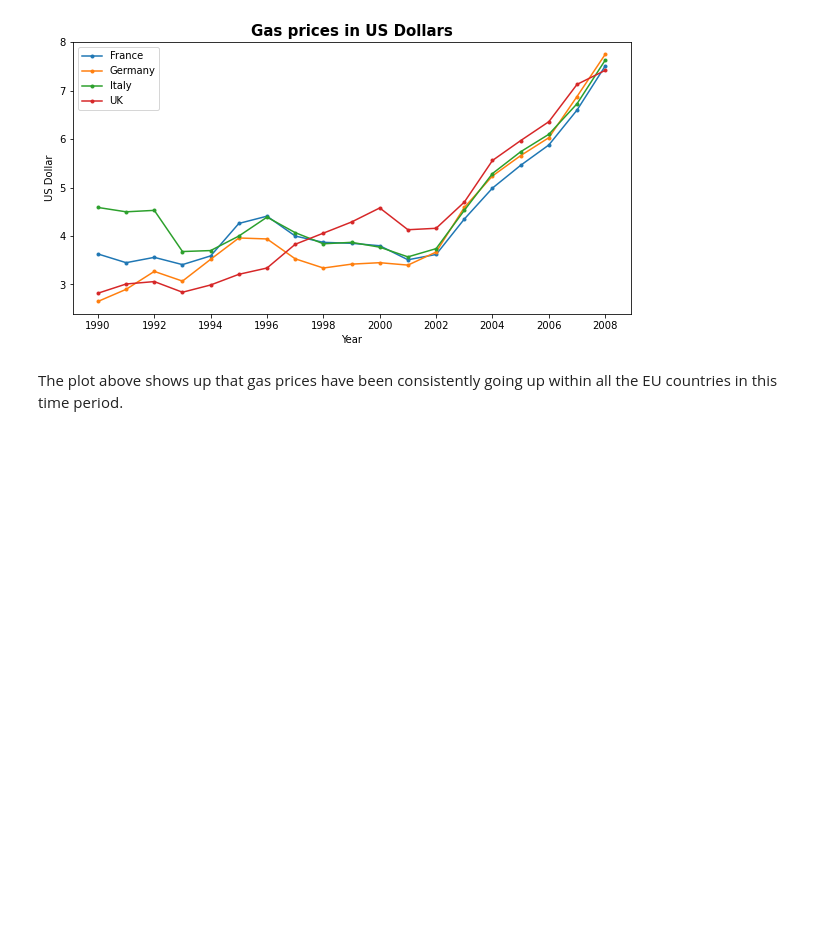
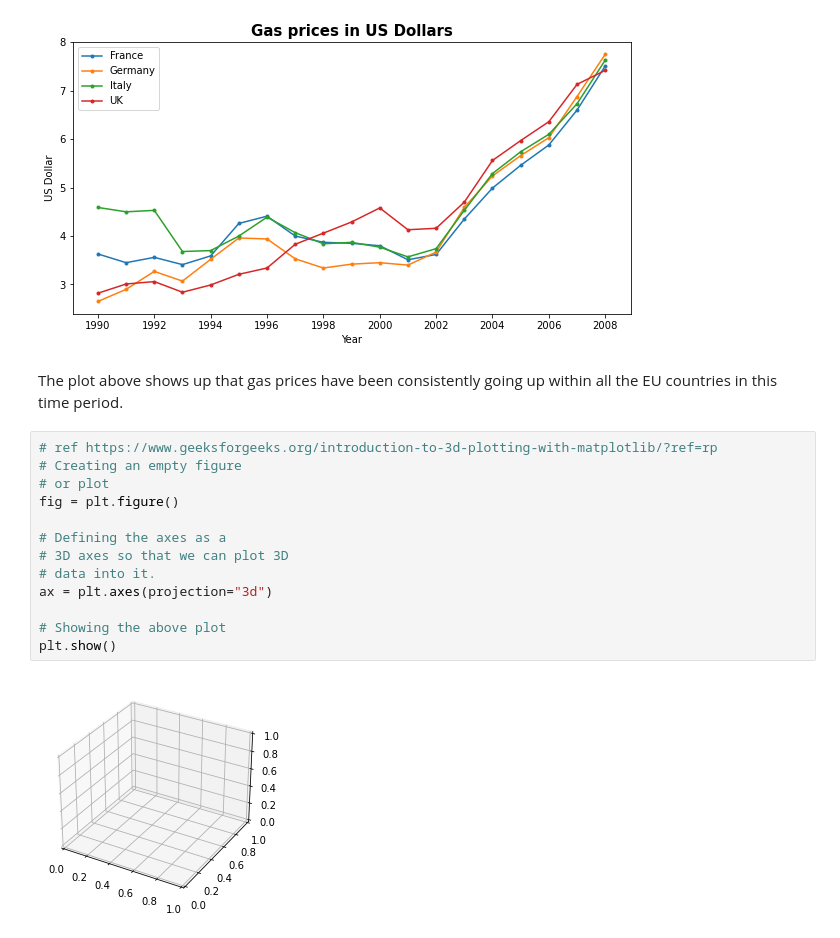
Before and after one commit to katel85/FundamentalsDA, a Jupyter notebook: pyplot.ipynb, the cells around one changed output. Cells and saved outputs as stored; diff of their text form; blank space fills up the shorter version.

```diff
--- a/pyplot.ipynb
+++ b/pyplot.ipynb
@@ -277,3 +296,18 @@ plt.show()
 [figure]
 # %% [markdown]
 The plot above shows up that gas prices have been consistently going up within all the EU countries in this time period.
+# %%
+# ref https://www.geeksforgeeks.org/introduction-to-3d-plotting-with-matplotlib/?ref=rp
+# Creating an empty figure
+# or plot
+fig = plt.figure()
+
+# Defining the axes as a
+# 3D axes so that we can plot 3D
+# data into it.
+ax = plt.axes(projection="3d")
+
+# Showing the above plot
+plt.show()
+# %% [output]
+[figure, added]
```
Also changed, not shown: parts of 13 cells of this notebook, 2 other files.
